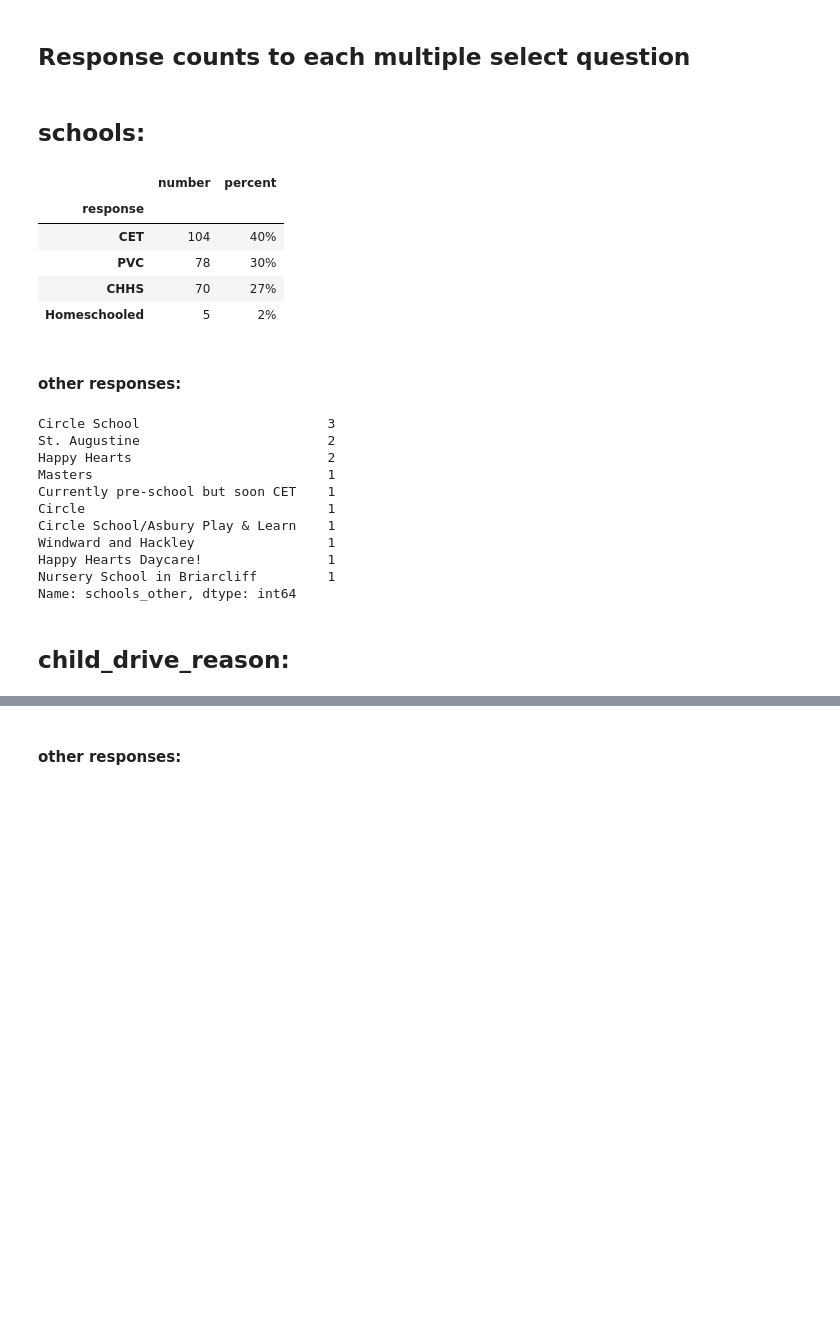
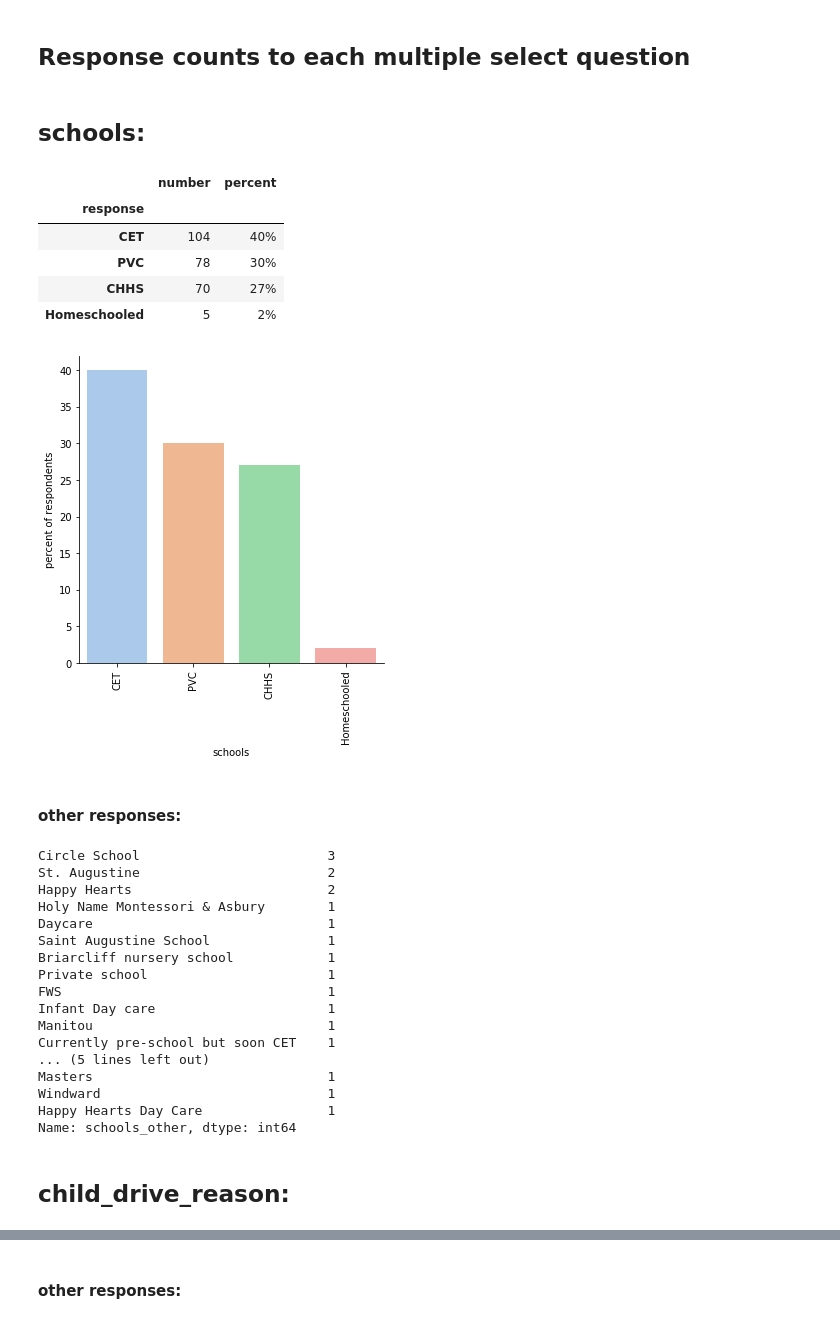
Before and after one commit to croton-on-hudson/bicycle-pedestrian-committee, a Jupyter notebook: survey/analysis/5.multiple_answer_analysis.ipynb, the cells around one changed output, grey strips where cells are left out. Drawn from its saved outputs; the diff is of its cells as text; code cells hidden in the pictures; blank space fills up the shorter version.

Commit message:
plotting reasons or reasons for plotting

```diff
--- a/survey/analysis/5.multiple_answer_analysis.ipynb
+++ b/survey/analysis/5.multiple_answer_analysis.ipynb
@@ -32,45 +45,69 @@ multiple_answer_options['suggestion_tags'] = [ 'bike lanes', 'more sidewalks', '
 for question in multiple_answer_options.keys():
     display(Markdown('## {}:'.format(question)))
 
     # calculate both absolute numbers and percentages for each answer option
     df_abs = df.filter(regex=("^{}_.*".format(question))).sum().sort_values(ascending=False).to_frame()
     df_per = df_abs.apply(lambda x: 100 * x / x.sum()).round(0).astype(int).sort_values(by=0,ascending=False).astype(str) + '%'
 
     # merge both absolute numbers and percentages together into one DataFrame
     df_both = pd.merge(df_abs, df_per, right_index=True, left_index=True)
 
     # prettify the row indices
     df_both = df_both.reset_index()
     df_both['index'] = df_both['index'].str.replace("{}_".format(question), '')
     df_both = df_both.rename(columns={'0_x': 'number', '0_y': 'percent', 'index': 'response'})
     df_both.set_index('response', inplace=True)
 
     # show the data
     display(df_both)
 
+    # remove percent signs next to the data
+    data = df_both
+    for col in data:
+        # remove percent sign, if present so we can do math on it
+        try:
+            data[col] = data[col].str.replace('%', '').astype(float).round(0).astype(int) # get rid of percent signs
+        except:
+            pass
+
+    # plot the data
+    sns.set_palette("pastel") #deep, muted, pastel, bright, dark, or colorblind
+    data = data['percent'].reset_index()
+    data.columns = [question.replace('_', ' '), 'percent of respondents']
+    g = sns.catplot(x=question.replace('_', ' '), y="percent of respondents", kind="bar", data=data);
+    g.set_xticklabels(rotation=90)
+    plt.show()
+
     # show a few 'other' answers
     display(Markdown('#### other responses:'))
     s_others = df['{}_other'.format(question)]
-    display(s_others.value_counts()[:10])
+    display(s_others.value_counts()[:20])
 # %% [output]
 ## schools:
 |  | number | percent |
 | response |  |  |
 | CET | 104 | 40% |
 | PVC | 78 | 30% |
 | CHHS | 70 | 27% |
 | Homeschooled | 5 | 2% |
+[figure, added]
 #### other responses:
 Circle School                        3
 St. Augustine                        2
 Happy Hearts                         2
+Holy Name Montessori & Asbury        1
+Daycare                              1
+Saint Augustine School               1
+Briarcliff nursery school            1
+Private school                       1
+FWS                                  1
+Infant Day care                      1
+Manitou                              1
+Currently pre-school but soon CET    1
+... (5 lines left out)
 Masters                              1
-Currently pre-school but soon CET    1
-Circle                               1
-Circle School/Asbury Play & Learn    1
-Windward and Hackley                 1
-Happy Hearts Daycare!                1
-Nursery School in Briarcliff         1
+Windward                             1
+Happy Hearts Day Care                1
 Name: schools_other, dtype: int64
 ## child_drive_reason:
 |  | number | percent |
```
Also changed, not shown: parts of 6 cells of this notebook.
